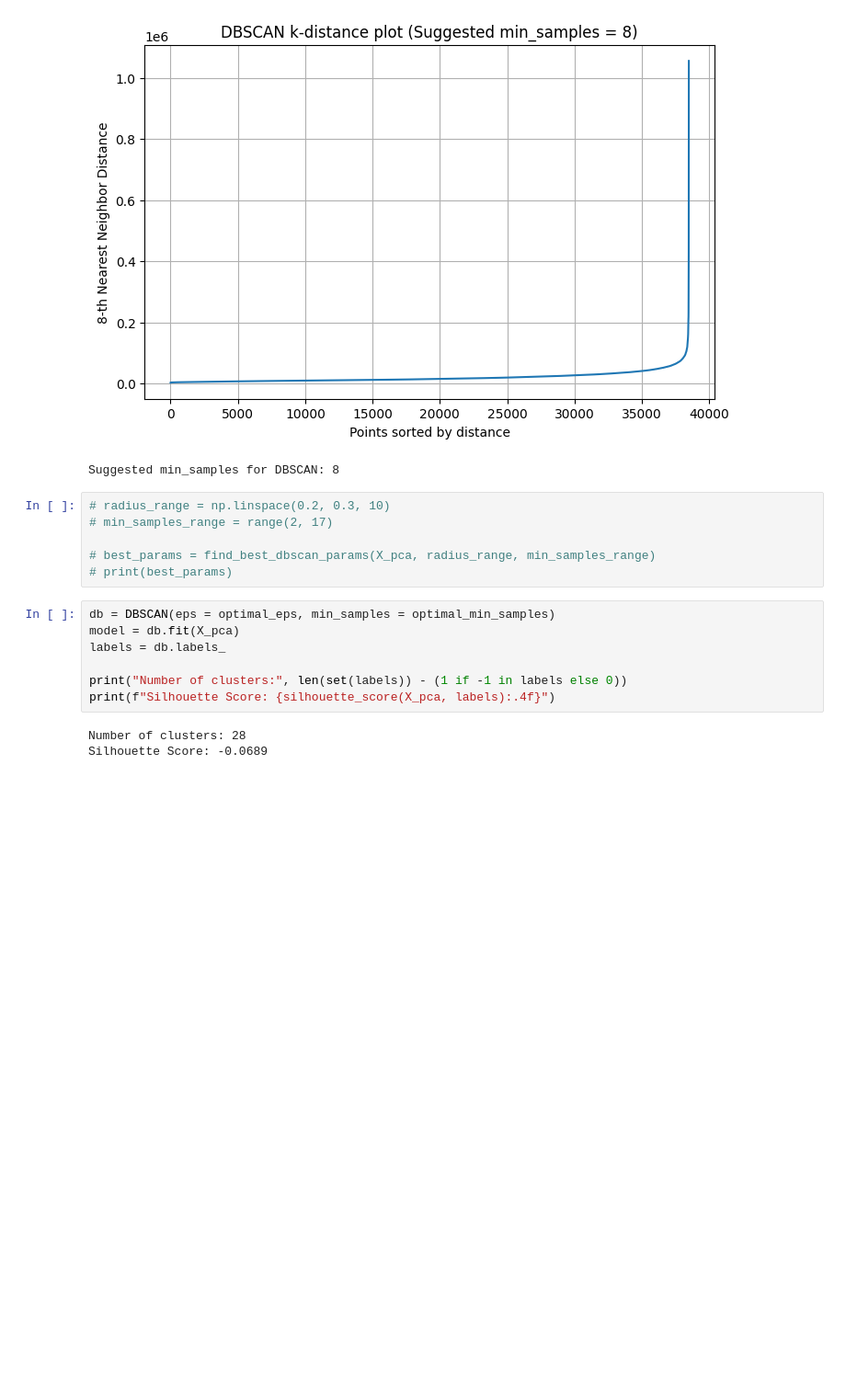
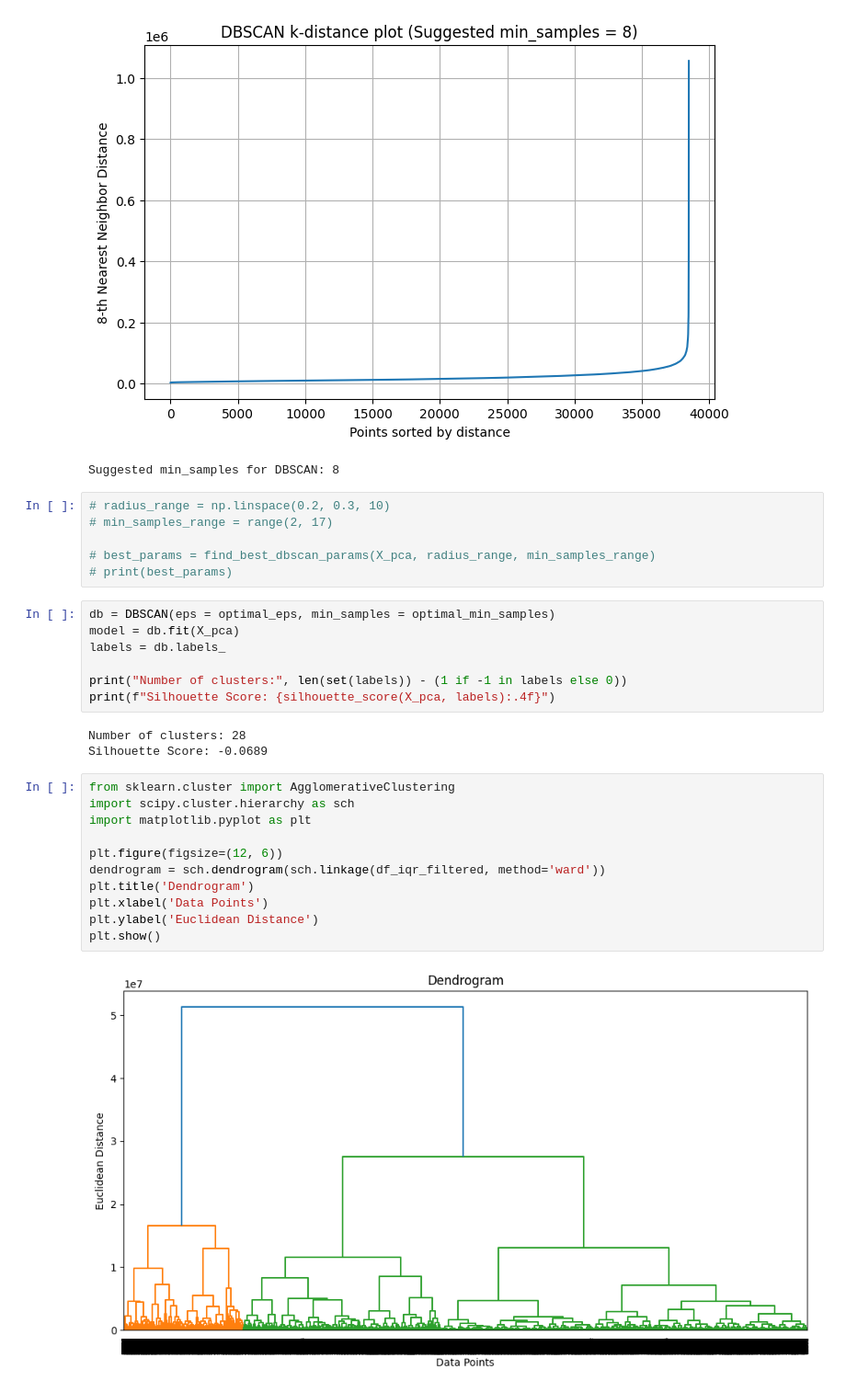
Before and after one commit to machiwao/CCADMACL_PROJECT_COM222, a Jupyter notebook: CCADMACL_Project_Implementation.ipynb, the cells around one changed output. Shown at 92% size. Saved outputs shown, nothing was run; the diff lists cells and outputs as text; blank space fills up the shorter version.

```diff
--- a/CCADMACL_Project_Implementation.ipynb
+++ b/CCADMACL_Project_Implementation.ipynb
@@ -559,3 +559,16 @@ print(f"Silhouette Score: {silhouette_score(X_pca, labels):.4f}")
 # %% [output]
 Number of clusters: 28
 Silhouette Score: -0.0689
+# %%
+from sklearn.cluster import AgglomerativeClustering
+import scipy.cluster.hierarchy as sch
+import matplotlib.pyplot as plt
+
+plt.figure(figsize=(12, 6))
+dendrogram = sch.dendrogram(sch.linkage(df_iqr_filtered, method='ward'))
+plt.title('Dendrogram')
+plt.xlabel('Data Points')
+plt.ylabel('Euclidean Distance')
+plt.show()
+# %% [output]
+[figure, added]
```
Also changed, not shown: parts of 4 cells of this notebook.
